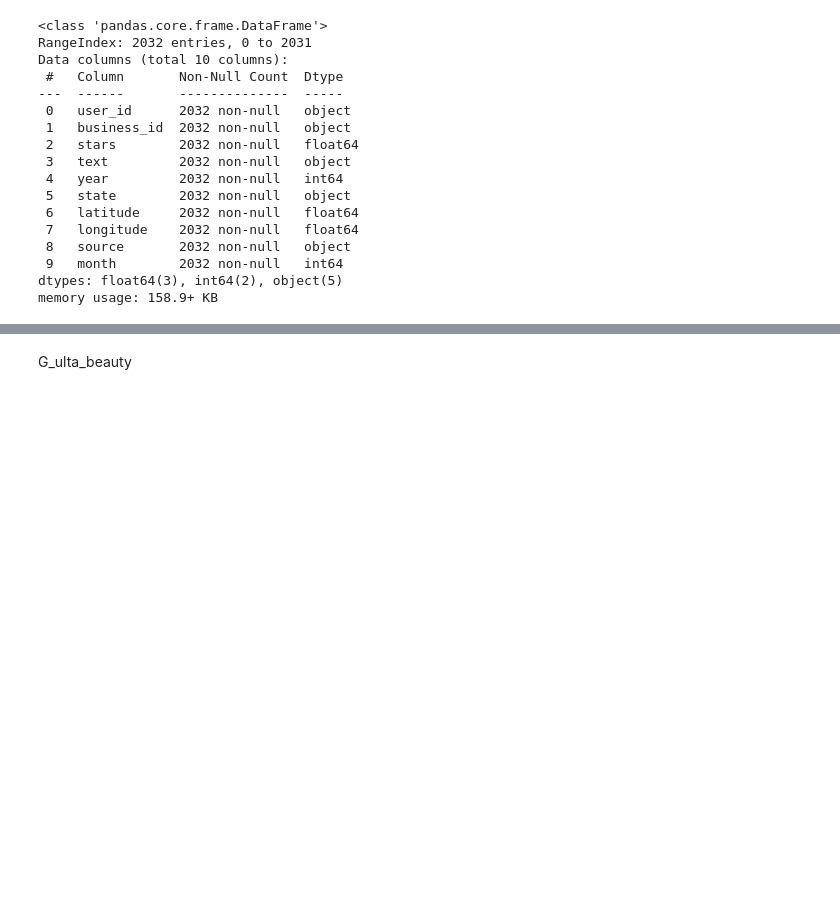
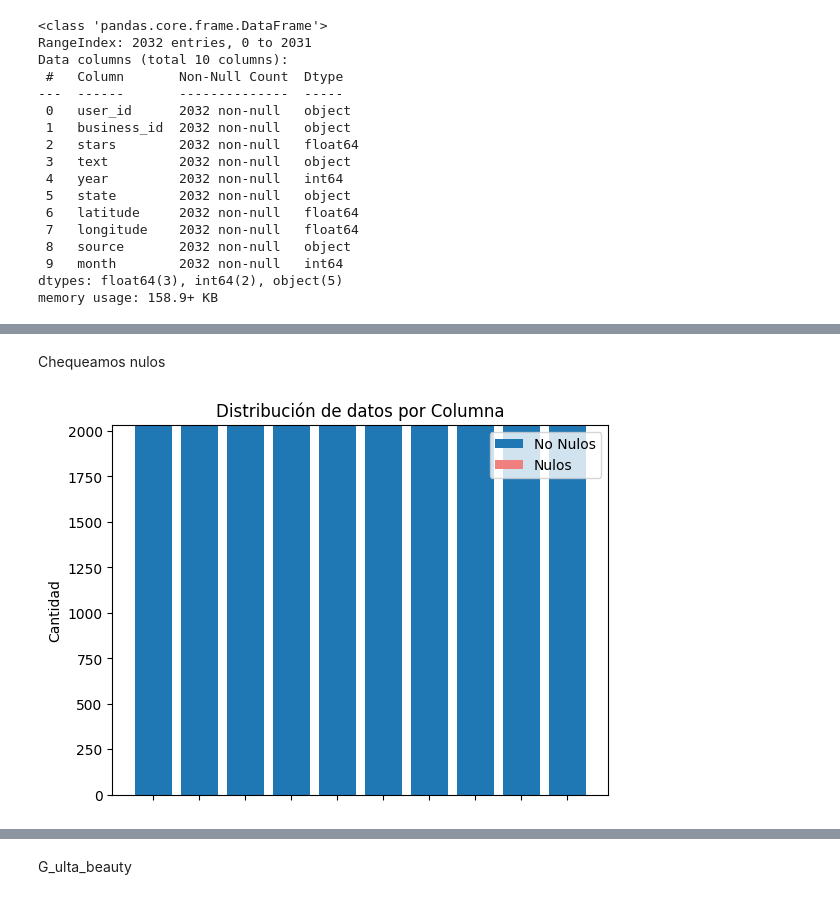
Before and after one commit to JohannaRangel/FinalProject_YelpGoogleMaps, a Jupyter notebook: notebooks/EDA.ipynb, the cells around one changed output, grey strips where cells are left out. Drawn from its saved outputs; the diff is of its cells as text; code cells hidden in the pictures; blank space fills up the shorter version.

```diff
--- a/notebooks/EDA.ipynb
+++ b/notebooks/EDA.ipynb
@@ -50,3 +62,34 @@ Y_ulta_beauty.tail()
 | 2029 | azmpOk9aG8y_oA4_cVhc8Q | u_bN8-vC8D7MvkI8RakP4Q | 5.0 | I was lucky enough to go to Ulta ... | 2021 | CA | 28.203467 | -82.667816 | Y | 9 |
 | 2030 | i48cHEyRBl5g9_npYIG7dA | u_bN8-vC8D7MvkI8RakP4Q | 5.0 | I love ulta beauty store, they li... | 2019 | CA | 28.203467 | -82.667816 | Y | 9 |
 | 2031 | cws9eoXHkTFY9ZzlFnx_mQ | u_bN8-vC8D7MvkI8RakP4Q | 1.0 | This place is literally a JOKE! I... | 2019 | CA | 28.203467 | -82.667816 | Y | 11 |
+# %% [markdown]
+Chequeamos nulos
+# %%
+# Inicializar listas para almacenar los valores nulos y no nulos
+valores_nulos = []
+valores_no_nulos = []
+
+# Iterar sobre las columnas del DataFrame
+for columna in Y_ulta_beauty.columns:
+    valores_nulos.append(Y_ulta_beauty[columna].isnull().sum())
+    valores_no_nulos.append(Y_ulta_beauty[columna].count())
+
+# Crear el gráfico de barras apiladas
+fig, ax = plt.subplots()
+
+# Barra de valores no nulos
+ax.bar(Y_ulta_beauty.columns, valores_no_nulos, label='No Nulos')
+
+# Barra de valores nulos apilada encima
+ax.bar(Y_ulta_beauty.columns, valores_nulos, bottom=valores_no_nulos, label='Nulos',color='lightcoral')
+
+# Configurar leyenda y etiquetas
+ax.legend()
+ax.set_ylabel('Cantidad')
+ax.set_title('Distribución de datos por Columna')
+ax.set_xticklabels([])
+
+# Mostrar el gráfico
+plt.show()
+# %% [output]
+[figure, added]
```
Also changed, not shown: parts of 19 cells of this notebook.
